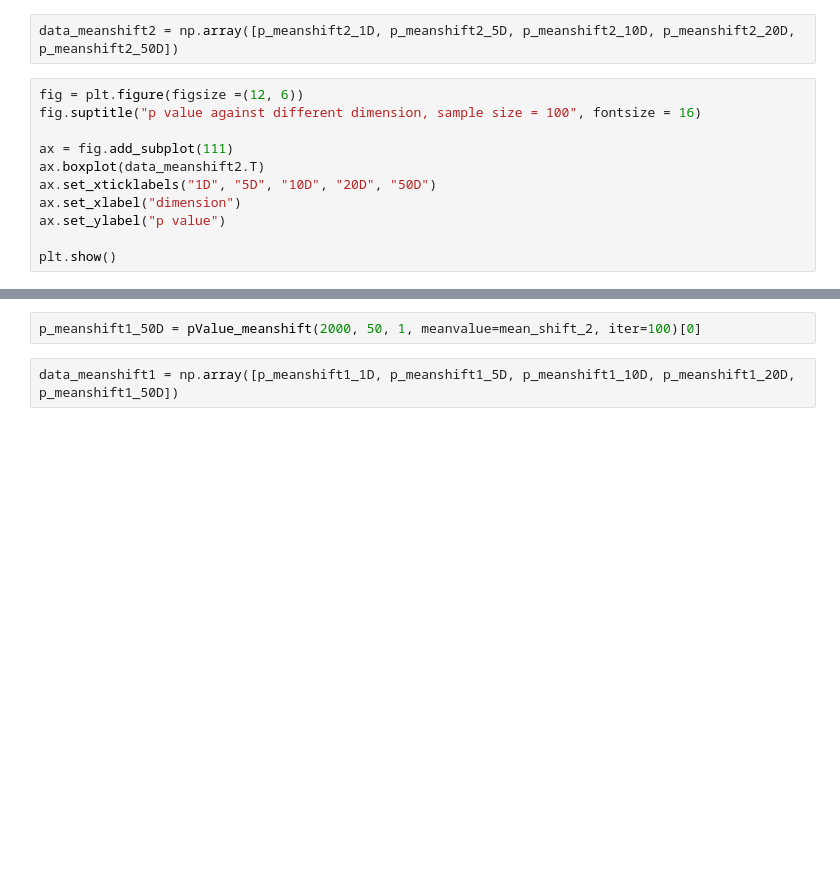
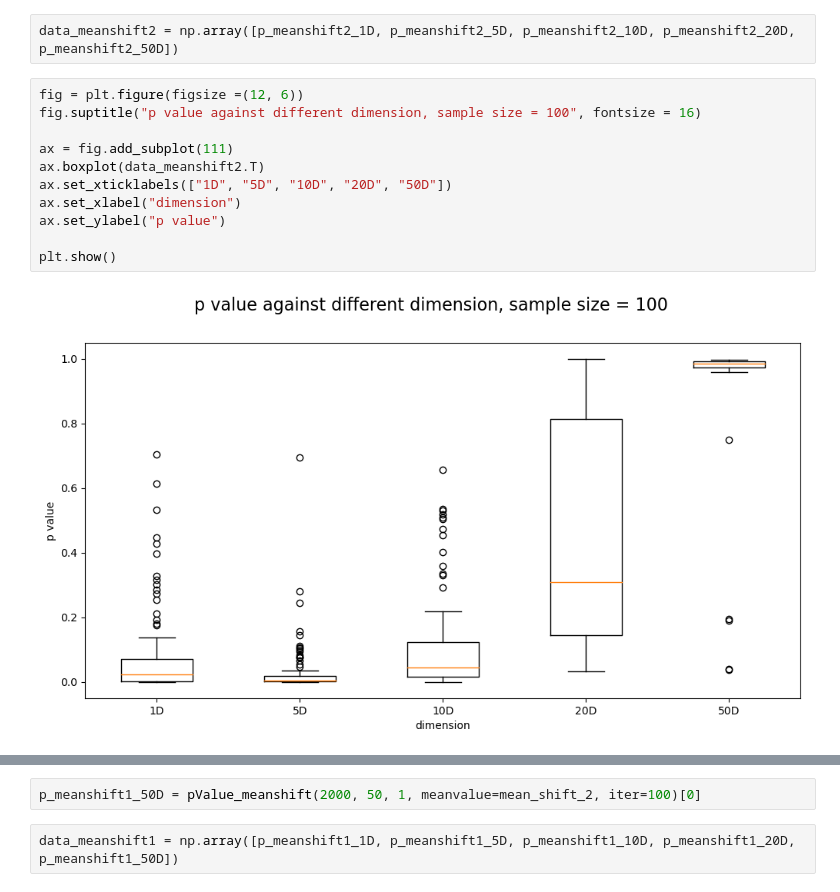
Before and after one commit to RuiziWu/M4Rproject, a Jupyter notebook: KSDsamplesize_061122.ipynb, the cells around one changed output, grey strips where cells are left out. Cells and saved outputs as stored; diff of their text form; blank space fills up the shorter version.

```diff
--- a/KSDsamplesize_061122.ipynb
+++ b/KSDsamplesize_061122.ipynb
@@ -246,13 +310,15 @@ data_meanshift2 = np.array([p_meanshift2_1D, p_meanshift2_5D, p_meanshift2_10D,
 # %%
 fig = plt.figure(figsize =(12, 6))
 fig.suptitle("p value against different dimension, sample size = 100", fontsize = 16)
 
 ax = fig.add_subplot(111)
 ax.boxplot(data_meanshift2.T)
-ax.set_xticklabels("1D", "5D", "10D", "20D", "50D")
+ax.set_xticklabels(["1D", "5D", "10D", "20D", "50D"])
 ax.set_xlabel("dimension")
 ax.set_ylabel("p value")
 
 plt.show()
+# %% [output]
+[figure, added]
 # %%
 p_meanshift1_1D = pValue_meanshift(100, 1, 1, meanvalue=mean_shift_2, iter=100)[0]
```
Also changed, not shown: parts of 30 cells of this notebook.
